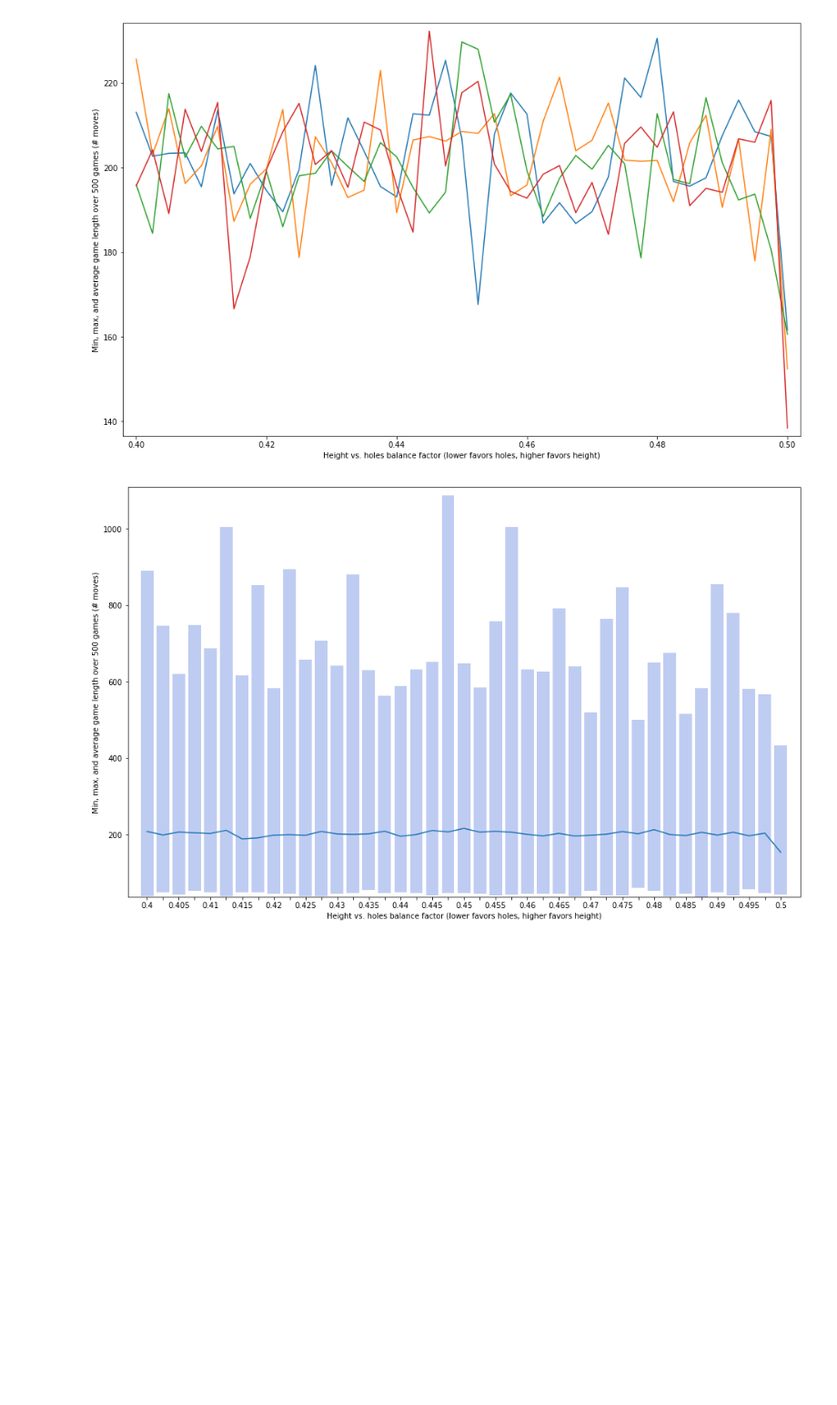
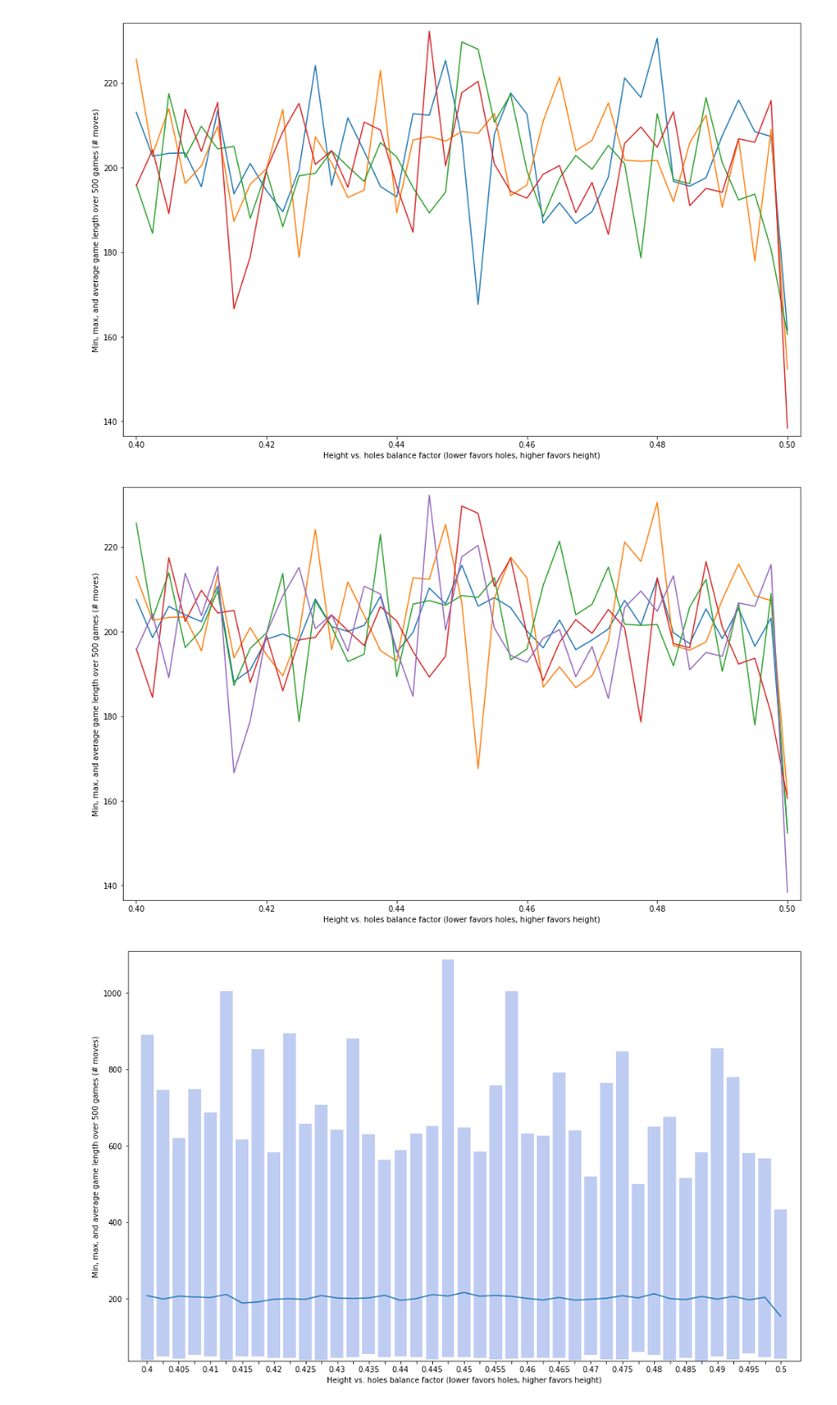
Before and after one commit to josephgriffith/Tetris-AI-Project, a Jupyter notebook: Project Report.ipynb, the cells around one changed output. Shown at 91% size. Saved outputs shown, nothing was run; the diff lists cells and outputs as text; code cells hidden in the pictures; blank space fills up the shorter version.

Commit message:
added back in a graph that was removed

```diff
--- a/Project Report.ipynb
+++ b/Project Report.ipynb
@@ -283,6 +283,18 @@ plt.plot(X, C[:,4], "-")
 plt.plot(X, D[:,4], "-");
 # %% [output]
 [figure]
+# %%
+plt.figure(figsize=(16,10))
+plt.margins(.02, .02)
+plt.ylabel("Min, max, and average game length over 500 games (# moves)")
+plt.xlabel("Height vs. holes balance factor (lower favors holes, higher favors height)")
+plt.plot(X, ABCD[:,4], "-");
+plt.plot(X, A[:,4], "-")
+plt.plot(X, B[:,4], "-")
+plt.plot(X, C[:,4], "-")
+plt.plot(X, D[:,4], "-");
+# %% [output]
+[figure, added]
 # %%
 ABCD = copy(A)
 for i in range(len(A)):
```
Also changed, not shown: parts of 1 cell of this notebook.
